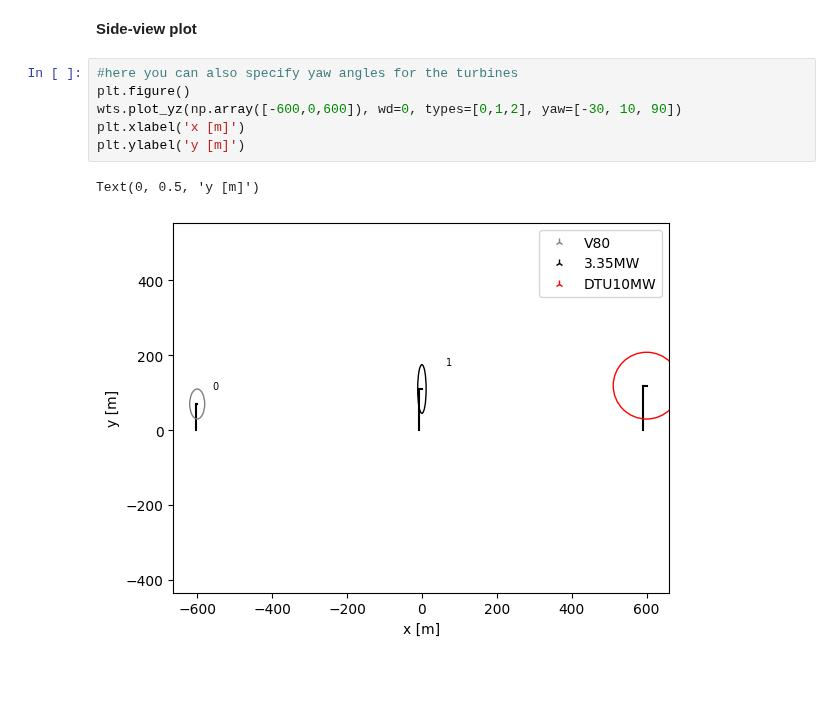
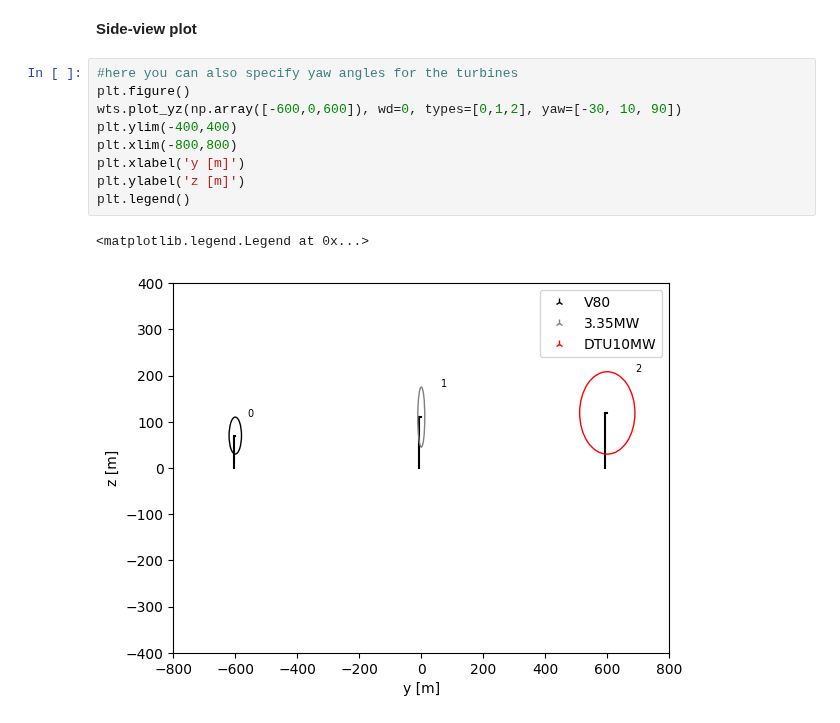
Before and after one commit to DTUWindEnergy/PyWake, a Jupyter notebook: docs/notebooks/WindTurbines.ipynb, the cells around one changed output. Cells and saved outputs as stored; diff of their text form; blank space fills up the shorter version.

```diff
--- a/docs/notebooks/WindTurbines.ipynb
+++ b/docs/notebooks/WindTurbines.ipynb
@@ -386,9 +386,12 @@ Text(0, 0.5, 'y [m]')
 # %%
 #here you can also specify yaw angles for the turbines
 plt.figure()
 wts.plot_yz(np.array([-600,0,600]), wd=0, types=[0,1,2], yaw=[-30, 10, 90])
-plt.xlabel('x [m]')
-plt.ylabel('y [m]')
+plt.ylim(-400,400)
+plt.xlim(-800,800)
+plt.xlabel('y [m]')
+plt.ylabel('z [m]')
+plt.legend()
 # %% [output]
-Text(0, 0.5, 'y [m]')
+<matplotlib.legend.Legend at 0x...>
-[figure, old version]
+[figure, new version]
```
Also changed, not shown: parts of 2 cells of this notebook, 47 other files.
